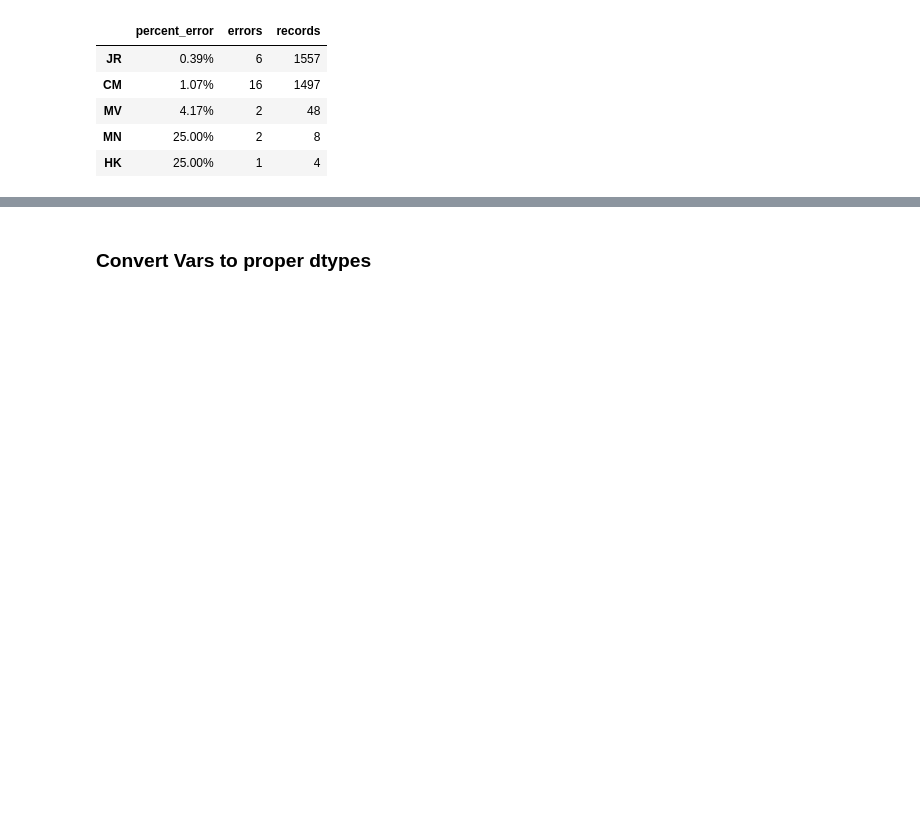
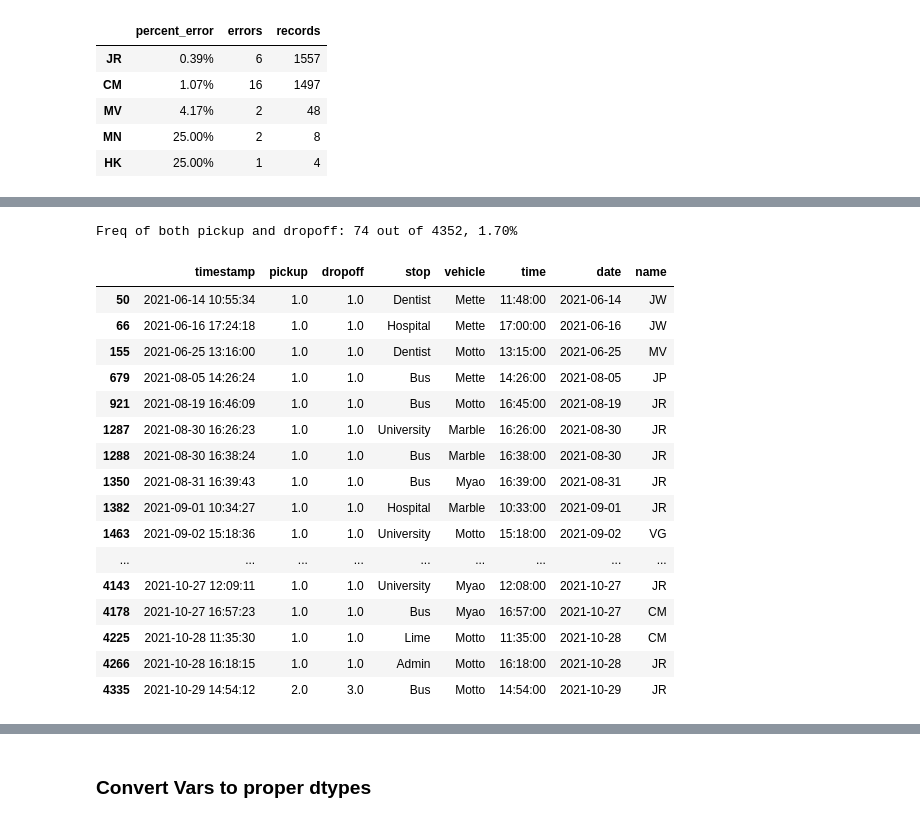
Before and after one commit to jrosilam/MayMobility_TakeHome, a Jupyter notebook: takehome_test.ipynb, the cells around one changed output, grey strips where cells are left out. Saved outputs shown, nothing was run; the diff lists cells and outputs as text; code cells hidden in the pictures; blank space fills up the shorter version.

```diff
--- a/takehome_test.ipynb
+++ b/takehome_test.ipynb
@@ -255,6 +255,10 @@ NaN_idx = null_ridership_dropoff.index.union(null_ridership_pickup.index)
 NaN_df = ridership_df.drop(NaN_idx)
 
 # sanity check!
-print(NaN_df.shape[0])
-print(ridership_df.shape[0])
+print(f"OG record count: {ridership_df.shape[0]}")
+print(f"Reduced record count: {NaN_df.shape[0]}")
+
+sim_check = NaN_df[["pickup","dropoff"]].astype(bool)
+and_check = sim_check["pickup"] & sim_check["dropoff"]
+sim_check[and_check]
 # %% [output]
@@ -262,0 +284,22 @@ print(ridership_df.shape[0])
+# %%
+print(f"Freq of both pickup and dropoff: {ridership_df.iloc[sim_check[and_check].index].shape[0]} out of {ridership_df.shape[0]}, {ridership_df.iloc[sim_check[and_check].index].shape[0]/ridership_df.shape[0]:.2%}")
+ridership_df.iloc[sim_check[and_check].index]
+# %% [output]
+Freq of both pickup and dropoff: 74 out of 4352, 1.70%
+|  | timestamp | pickup | dropoff | stop | vehicle | time | date | name |
+| 50 | 2021-06-14 10:55:34 | 1.0 | 1.0 | Dentist | Mette | 11:48:00 | 2021-06-14 | JW |
+| 66 | 2021-06-16 17:24:18 | 1.0 | 1.0 | Hospital | Mette | 17:00:00 | 2021-06-16 | JW |
+| 155 | 2021-06-25 13:16:00 | 1.0 | 1.0 | Dentist | Motto | 13:15:00 | 2021-06-25 | MV |
+| 679 | 2021-08-05 14:26:24 | 1.0 | 1.0 | Bus | Mette | 14:26:00 | 2021-08-05 | JP |
+| 921 | 2021-08-19 16:46:09 | 1.0 | 1.0 | Bus | Motto | 16:45:00 | 2021-08-19 | JR |
+| 1287 | 2021-08-30 16:26:23 | 1.0 | 1.0 | University | Marble | 16:26:00 | 2021-08-30 | JR |
+| 1288 | 2021-08-30 16:38:24 | 1.0 | 1.0 | Bus | Marble | 16:38:00 | 2021-08-30 | JR |
+| 1350 | 2021-08-31 16:39:43 | 1.0 | 1.0 | Bus | Myao | 16:39:00 | 2021-08-31 | JR |
+| 1382 | 2021-09-01 10:34:27 | 1.0 | 1.0 | Hospital | Marble | 10:33:00 | 2021-09-01 | JR |
+| 1463 | 2021-09-02 15:18:36 | 1.0 | 1.0 | University | Motto | 15:18:00 | 2021-09-02 | VG |
+| ... | ... | ... | ... | ... | ... | ... | ... | ... |
+| 4143 | 2021-10-27 12:09:11 | 1.0 | 1.0 | University | Myao | 12:08:00 | 2021-10-27 | JR |
+| 4178 | 2021-10-27 16:57:23 | 1.0 | 1.0 | Bus | Myao | 16:57:00 | 2021-10-27 | CM |
+| 4225 | 2021-10-28 11:35:30 | 1.0 | 1.0 | Lime | Motto | 11:35:00 | 2021-10-28 | CM |
+| 4266 | 2021-10-28 16:18:15 | 1.0 | 1.0 | Admin | Motto | 16:18:00 | 2021-10-28 | JR |
+| 4335 | 2021-10-29 14:54:12 | 2.0 | 3.0 | Bus | Motto | 14:54:00 | 2021-10-29 | JR |
```
Also changed, not shown: parts of 2 cells of this notebook, 1 other file.
